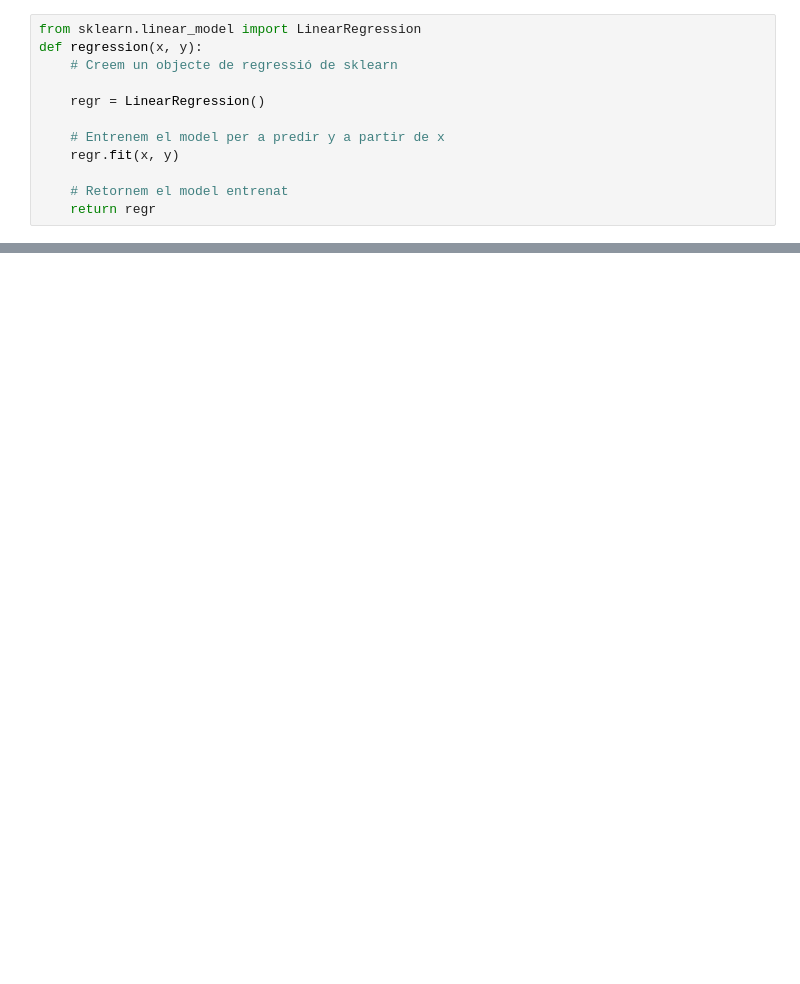
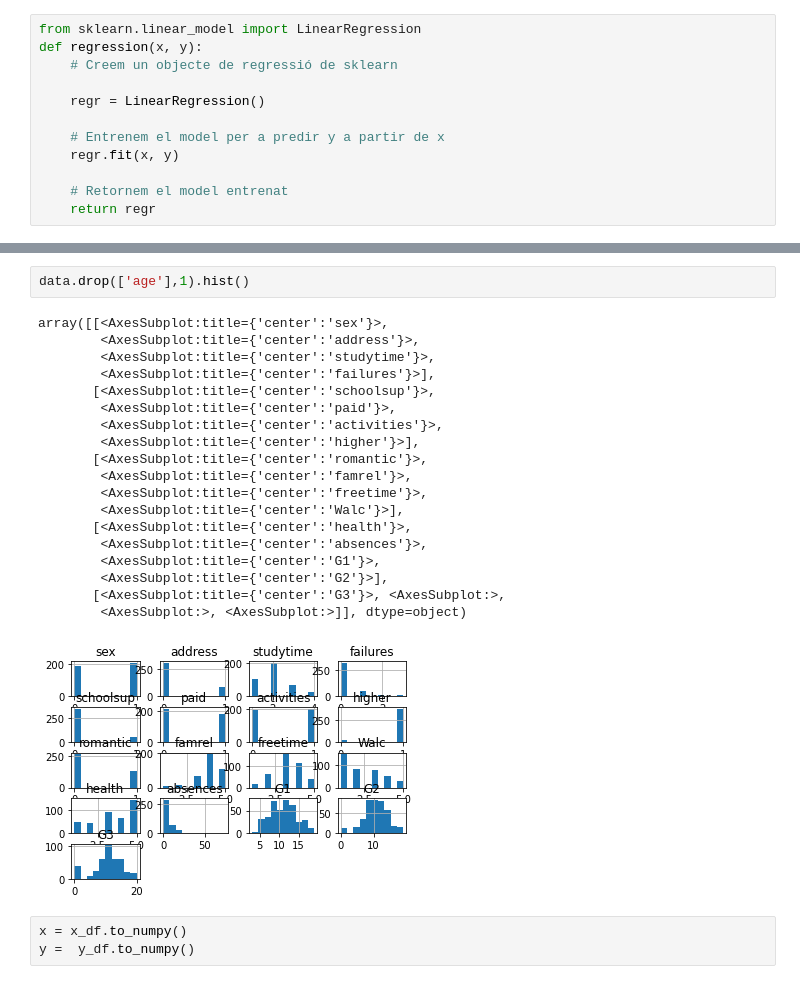
Before and after one commit to gerardburgues/LinearRegression, a Jupyter notebook: LinearRegression/colab.ipynb, the cells around one changed output, grey strips where cells are left out. Saved outputs shown, nothing was run; the diff lists cells and outputs as text; blank space fills up the shorter version.

```diff
--- a/LinearRegression/colab.ipynb
+++ b/LinearRegression/colab.ipynb
@@ -274,0 +300,25 @@ print(x_t)
+# %%
+data.drop(['age'],1).hist()
+# %% [output]
+array([[<AxesSubplot:title={'center':'sex'}>,
+        <AxesSubplot:title={'center':'address'}>,
+        <AxesSubplot:title={'center':'studytime'}>,
+        <AxesSubplot:title={'center':'failures'}>],
+       [<AxesSubplot:title={'center':'schoolsup'}>,
+        <AxesSubplot:title={'center':'paid'}>,
+        <AxesSubplot:title={'center':'activities'}>,
+        <AxesSubplot:title={'center':'higher'}>],
+       [<AxesSubplot:title={'center':'romantic'}>,
+        <AxesSubplot:title={'center':'famrel'}>,
+        <AxesSubplot:title={'center':'freetime'}>,
+        <AxesSubplot:title={'center':'Walc'}>],
+       [<AxesSubplot:title={'center':'health'}>,
+        <AxesSubplot:title={'center':'absences'}>,
+        <AxesSubplot:title={'center':'G1'}>,
+        <AxesSubplot:title={'center':'G2'}>],
+       [<AxesSubplot:title={'center':'G3'}>, <AxesSubplot:>,
+        <AxesSubplot:>, <AxesSubplot:>]], dtype=object)
+[figure, added]
+# %%
+x = x_df.to_numpy()
+y =  y_df.to_numpy()
```
Also changed, not shown: parts of 12 cells of this notebook.
